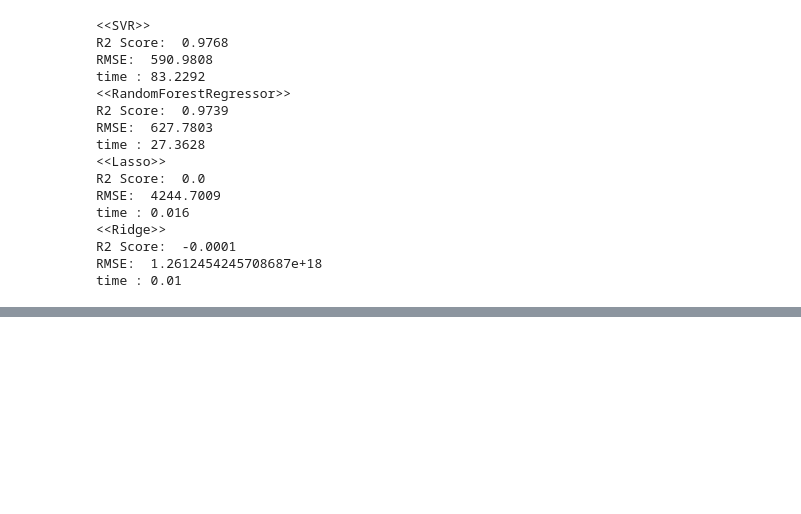
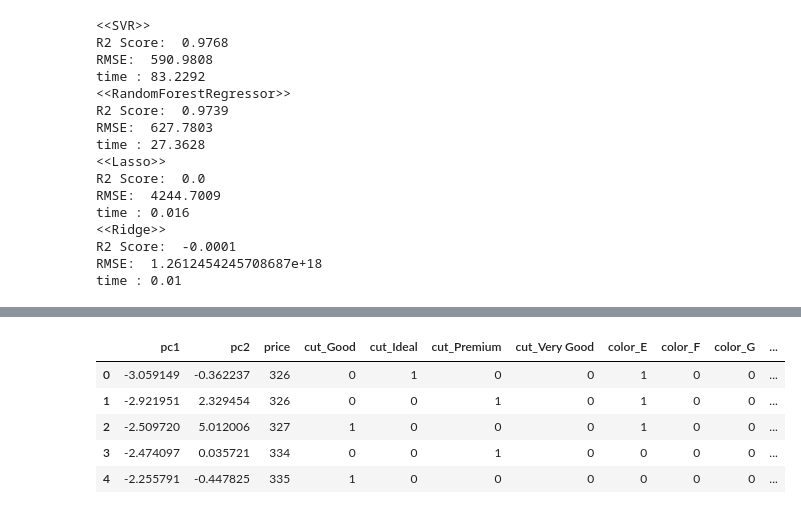
Before and after one commit to Park-Young-Bin/ADP_code, a Jupyter notebook: Kaggle_Diamonds Price Dataset.ipynb, the cells around one changed output, grey strips where cells are left out. Saved outputs shown, nothing was run; the diff lists cells and outputs as text; code cells hidden in the pictures; blank space fills up the shorter version.

```diff
--- a/Kaggle_Diamonds Price Dataset.ipynb
+++ b/Kaggle_Diamonds Price Dataset.ipynb
@@ -465,0 +494,6 @@ time : 0.01
+# %%
+# 새로운 데이터프레임 확인
+pca = PCA(n_components=2)
+principleComponents = pca.fit_transform(x_scaled)
+principle_x = pd.DataFrame(data=principleComponents, columns=['pc1', 'pc2'])
+principle_x.head()
@@ -465,0 +507,15 @@ time : 0.01
+# %%
+# 범주형 변수 원핫인코딩
+onehot_df = pd.get_dummies(data=df.drop(['carat', 'depth', 'table', 'x', 'y', 'z'], axis=1), \
+                           columns=['cut', 'color', 'clarity'], drop_first=True)
+
+# 각 데이터프레임 결합
+data2 = pd.concat([principle_x, onehot_df], axis=1)
+data2.head()
+# %% [output]
+|  | pc1 | pc2 | price | cut_Good | cut_Ideal | cut_Premium | cut_Very Good | color_E | color_F | color_G | ... |
+| 0 | -3.059149 | -0.362237 | 326 | 0 | 1 | 0 | 0 | 1 | 0 | 0 | ... |
+| 1 | -2.921951 | 2.329454 | 326 | 0 | 0 | 1 | 0 | 1 | 0 | 0 | ... |
+| 2 | -2.509720 | 5.012006 | 327 | 1 | 0 | 0 | 0 | 1 | 0 | 0 | ... |
+| 3 | -2.474097 | 0.035721 | 334 | 0 | 0 | 1 | 0 | 0 | 0 | 0 | ... |
+| 4 | -2.255791 | -0.447825 | 335 | 1 | 0 | 0 | 0 | 0 | 0 | 0 | ... |
```
Also changed, not shown: parts of 6 cells of this notebook.
